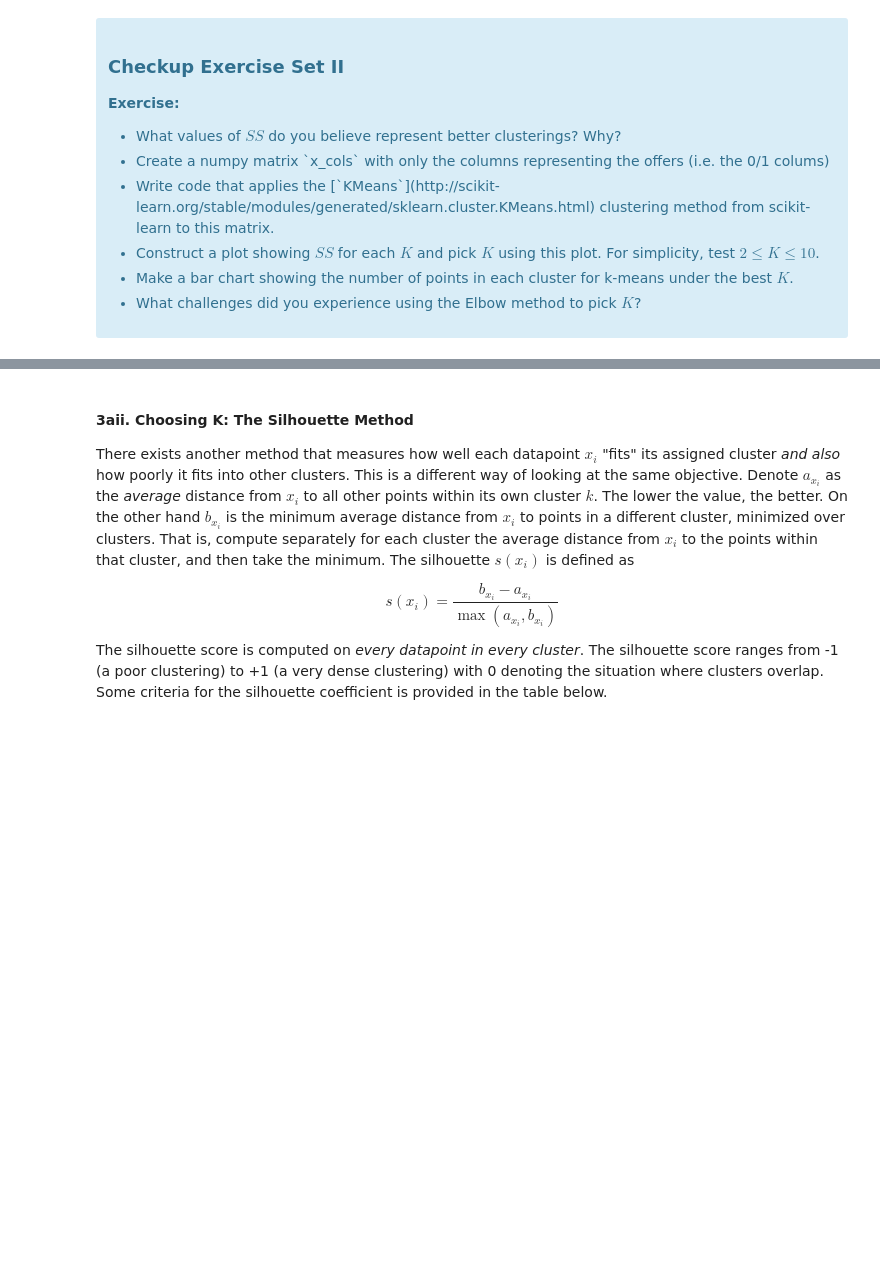
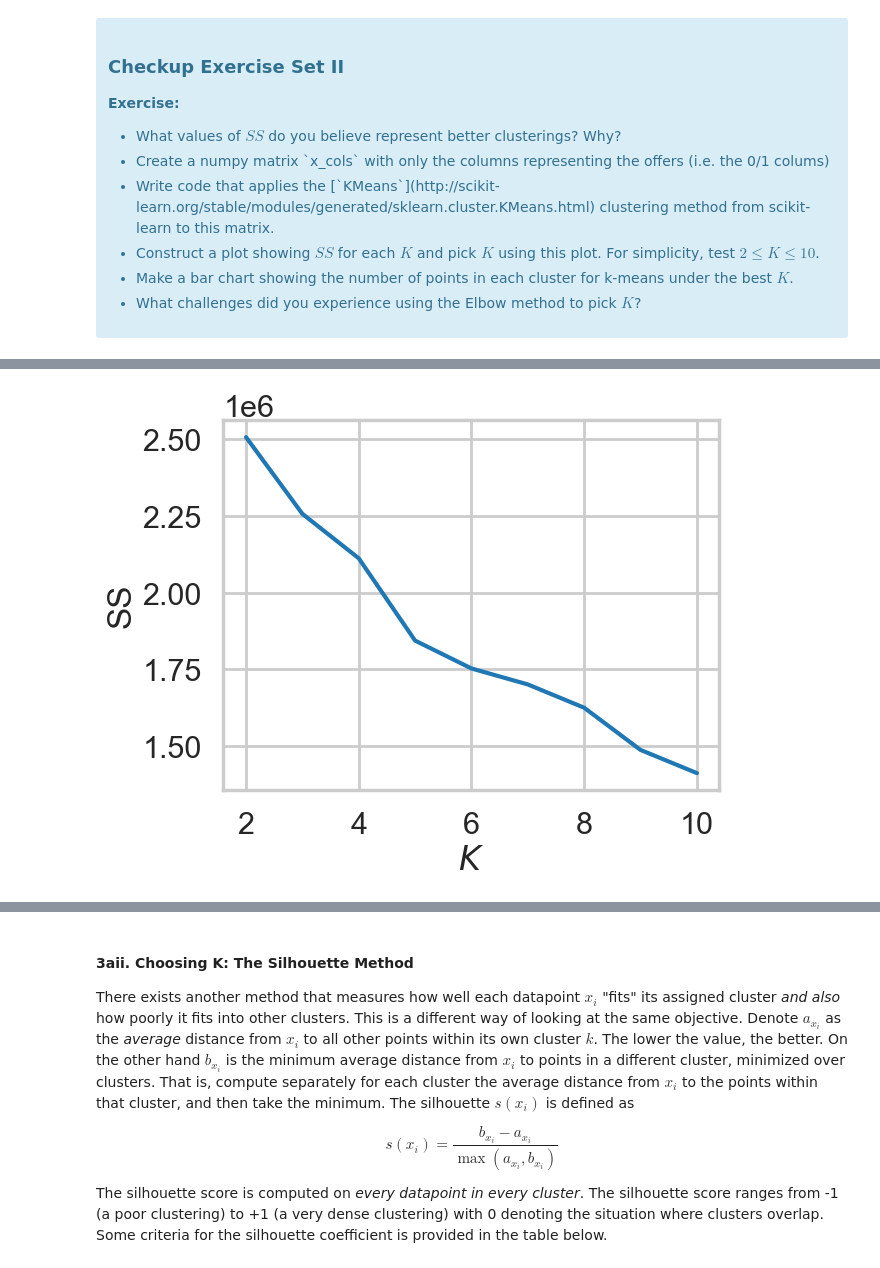
Before and after one commit to jpjavier23/wine_kmeans, a Jupyter notebook: Clustering Case Study - Customer Segmentation with K-Means - Tier 3.ipynb, the cells around one changed output, grey strips where cells are left out. Drawn from its saved outputs; the diff is of its cells as text; code cells hidden in the pictures; blank space fills up the shorter version.

```diff
--- a/Clustering Case Study - Customer Segmentation with K-Means - Tier 3.ipynb
+++ b/Clustering Case Study - Customer Segmentation with K-Means - Tier 3.ipynb
@@ -159,0 +188,17 @@ where $x_i$ is a point, $C_k$ represents cluster $k$ and $\mu_k$ is the centroid
+# %%
+ss = []
+assignments = {}
+
+for k in ks:
+    model = sklearn.cluster.KMeans(n_clusters=k, random_state = 42)
+    assigned_cluster = model.fit_predict(x_cols)
+    centers = model.cluster_centers_
+    ss.append(np.sum((x_cols - centers[assigned_cluster]) ** 2))
+    assignments[str(k)] = assigned_cluster
+
+plt.plot(ks, ss)
+plt.xlabel('$K$')
+plt.ylabel('SS')
+plt.show()
+# %% [output]
+[figure, added]
```
Also changed, not shown: parts of 28 cells of this notebook.
